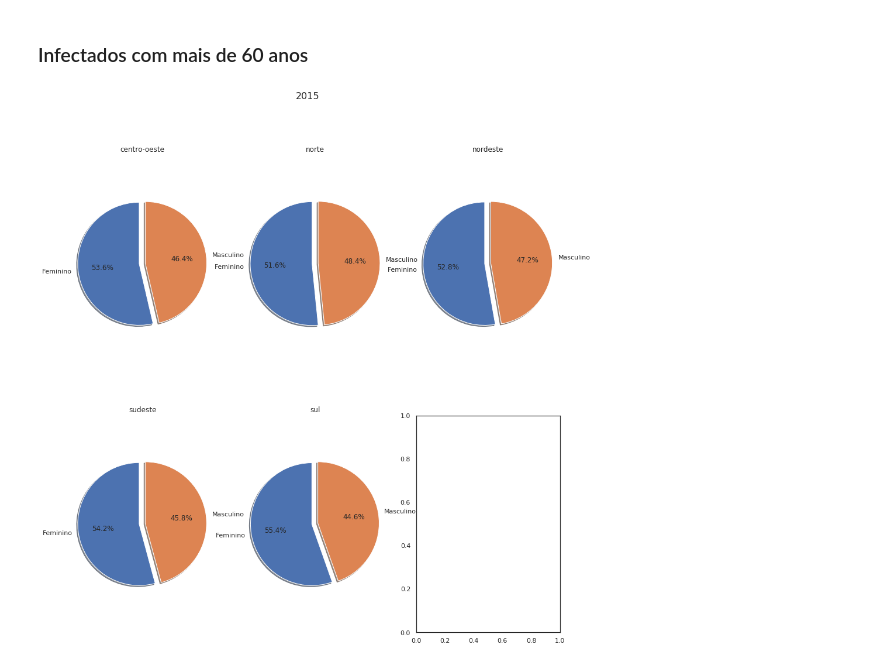
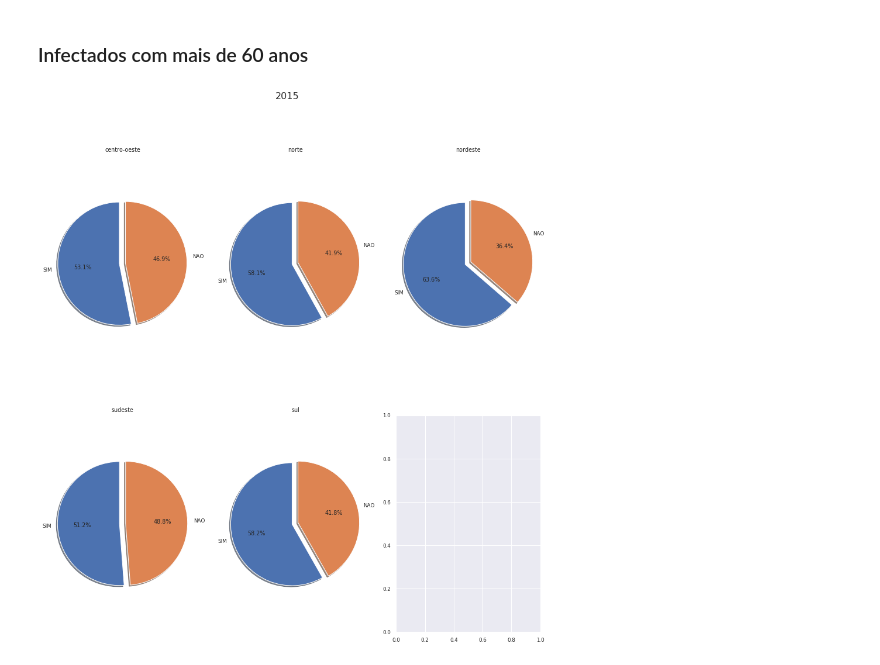
Before and after one commit to brunoartc/IC-Virus-Gripe, a Jupyter notebook: Estudo das variaveis.ipynb, the cells around one changed output. Drawn from its saved outputs; the diff is of its cells as text; code cells hidden in the pictures.

Commit message:
[FEAT] add graphs percentage & by age

```diff
--- a/Estudo das variaveis.ipynb
+++ b/Estudo das variaveis.ipynb
@@ -38,7 +38,7 @@ def transform_comorbidades(df):
     df_comorbidades_flat = df_comorbidades.applymap(lambda x: '1' if int(x) == 2 else '0')
     df_comorbidades_flat_comorbidades = df_comorbidades_flat.sum(axis=1).astype(int).astype(str)
     df_result = df.loc[:,(sensitive_vars)]
-    df_result['COMORBIDADES'] = df_comorbidades_flat_comorbidades.map(lambda x: bytes_string_to_int(x))
+    df_result['COMORBIDADES'] = df_comorbidades_flat_comorbidades.map(lambda x: 1 if '1' in x else 0)
     #df_result['COMORBIDADES'] = pd.get_dummies(df_comorbidades_flat)
     return df_result
 # %%
@@ -116,9 +116,11 @@ def convert_uf(uf):
 # %%
 def convert_fields(df):
     df = df[(df['VACINA'].map(lambda x: int(x)) != 9.0)].copy()
+    df = df[(df['ANTIVIRAL'].map(lambda x: int(x)) != 9.0)].copy()
     df['IDADE'] = (pd.to_datetime(df['DT_NOTIFIC'], errors = 'coerce') - pd.to_datetime(df['DT_NASC'], errors = 'coerce')) / timedelta(days=365)
     df['CS_SEXO'] = df['CS_SEXO'].map(lambda x: 1 if x == "F" else 2)
-    df['VACINA'] = df['VACINA'].map(lambda x: 1 if x == "2" or x == 2.0 else 0)
+    df['VACINA'] = df['VACINA'].map(lambda x: 0 if x == "2" or x == 2.0 else 1)  #2 EH NAO
+    df['ANTIVIRAL'] = df['ANTIVIRAL'].map(lambda x: 0 if x == "1" or x == 1.0 else 1) #1 EH NAO
     df['SG_UF_NOT'] = df['SG_UF_NOT'].map(lambda x: convert_uf(x))
     df['EVOLUCAO'] = df['EVOLUCAO'].map(lambda x: 1 if x == "2" or x == "4" or x == 2.0 or x == 4.0 else 0)
     return df
@@ -129,6 +131,10 @@ label_dict = {
         2: "Masculino"
     },
     "VACINA": {
+        1: "Sim",
+        0: "Não"
+    },
+    "ANTIVIRAL": {
         1: "Sim",
         0: "Não"
     },
@@ -287,7 +436,7 @@ def pipe_obitos_correlation(dfs, obitos=0):
 # %%
 
 def pipe_obitos_correlation_non_transofrm(dfs, obitos=0):
-    clean_output_obitos_full = ["CS_SEXO", "VACINA", "EVOLUCAO"]
+    clean_output_obitos_full = ["CS_SEXO", "VACINA", "EVOLUCAO", "ANTIVIRAL"]
     clean_output_obitos_full += comorbidades
 
     output = {}
@@ -821,21 +1149,18 @@ plot_bar_per_variable(output_celan['mortos'], variable="IDADE", all_ages=True, a
 # %% [markdown]
 ### Infectados com mais de 60 anos
 # %%
-#plot_pie_graph_regions(out_per_region_mais_60_dead['2015'], "VACINA", ("SIM", "NAO"), title="2015")
-plot_pie_graph_regions(out_per_region_mais_60_dead['2018'], "CS_SEXO", title="2015")
+plot_pie_graph_regions(out_per_region_mais_60_dead['2014'], "VACINA", ("SIM", "NAO"), title="2015")
+#plot_pie_graph_regions(out_per_region_mais_60_dead['2018'], "CS_SEXO", title="2015")
 
 #plot_histogram_regions(out_per_region_mais_60_infect['2015'], title="2015")
 
 #comm = list(out_per_region_mais_60_infect['2015']['centro-oeste']["COMORBIDADES"])[9]
 
 #print(comm)
 
 #print(extract_important_commobities(comm))
-
-
-####fazer um grafico de pizza global (26/04) !!!!!!!!!!!
 # %% [output]
-[figure, old version]
+[figure, new version]
 # %%
 #def extract_high_corr(opt):
 #    for i in otp.keys():
```
Also changed, not shown: parts of 16 cells of this notebook.
